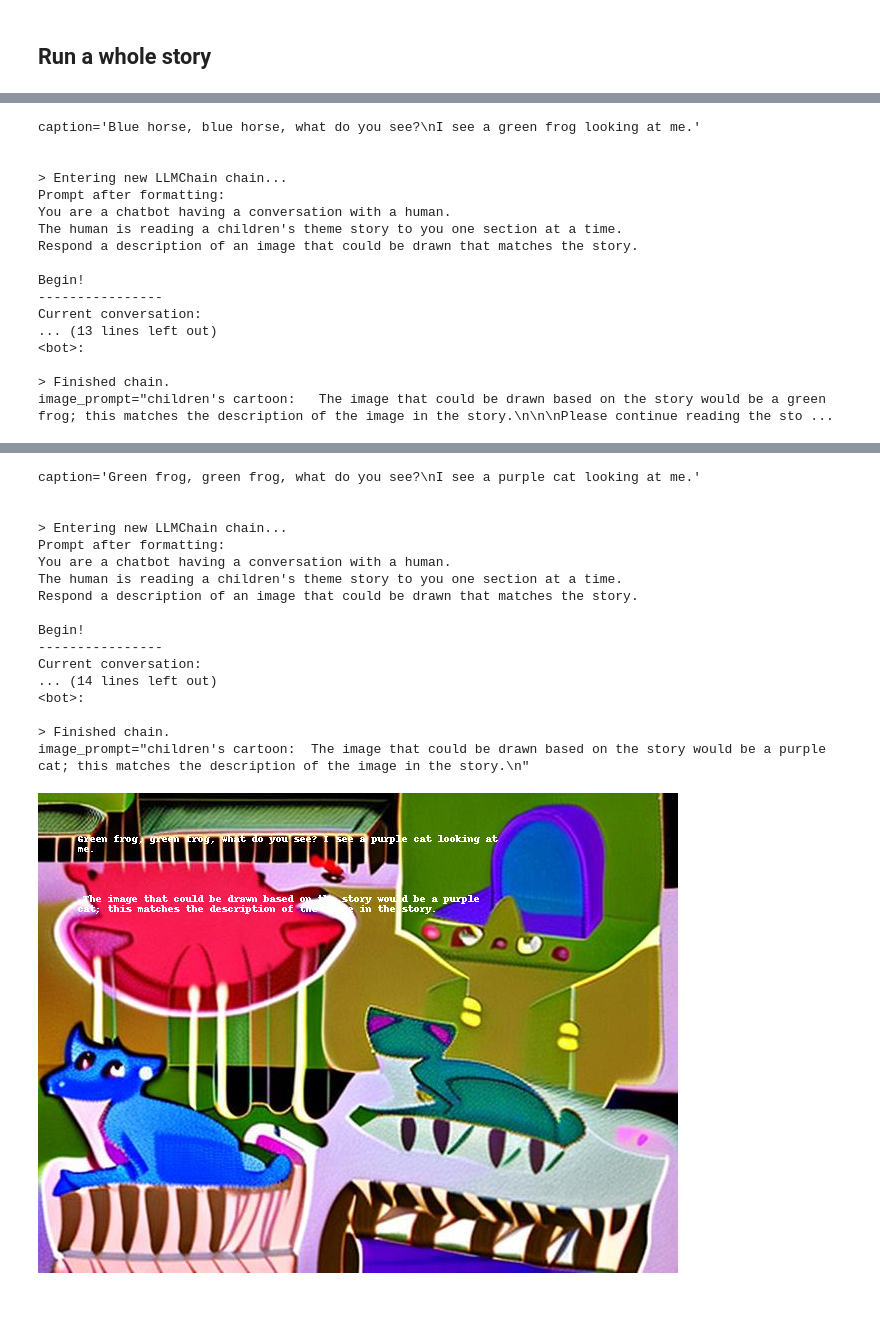
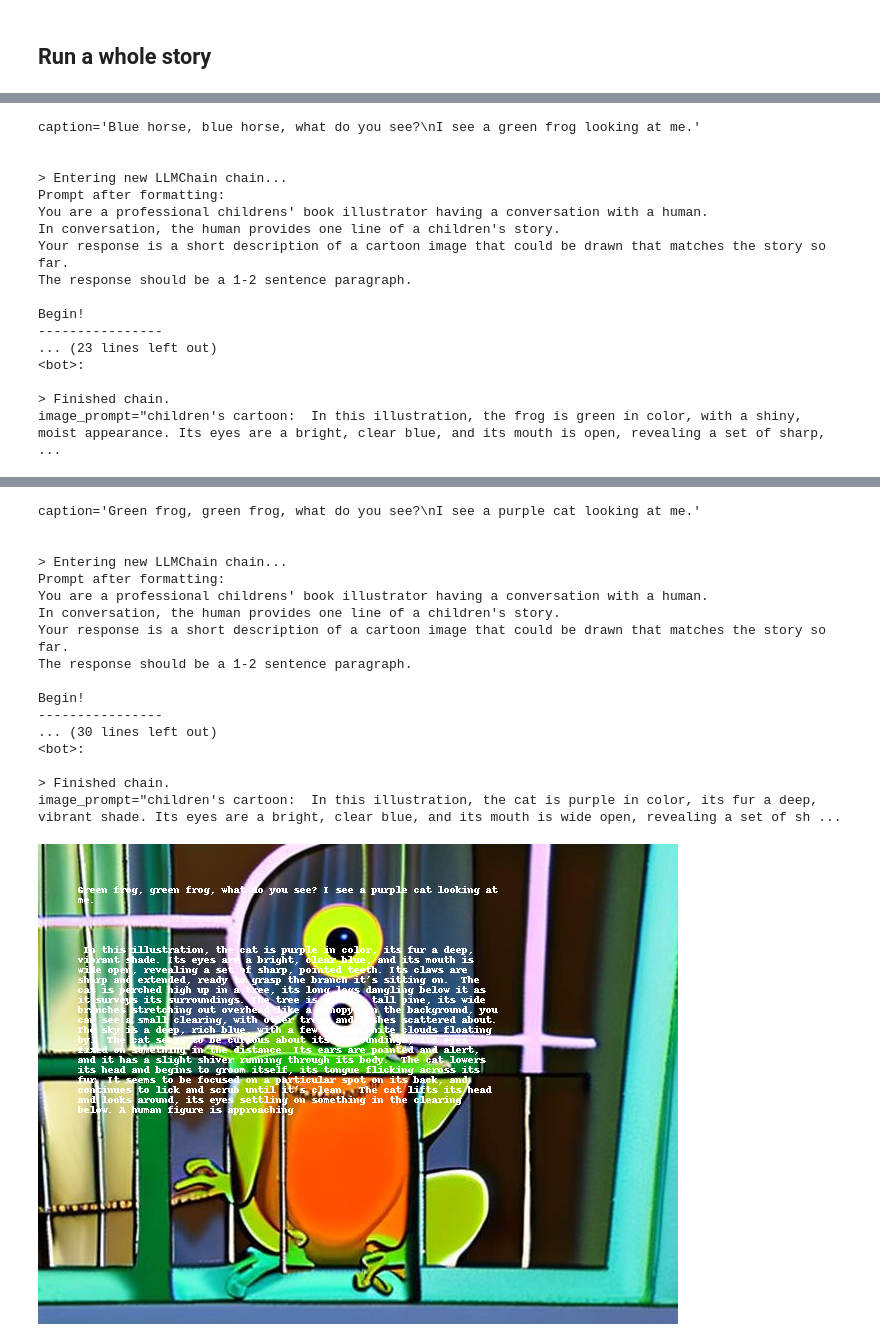
Before and after one commit to ChrisFajardo-TRI/HackathonMay2023, a Jupyter notebook: PictureBookMaking.ipynb, the cells around one changed output, grey strips where cells are left out. Cells and saved outputs as stored; diff of their text form; code cells hidden in the pictures; blank space fills up the shorter version.

Commit message:
somewhat better prompt

```diff
--- a/PictureBookMaking.ipynb
+++ b/PictureBookMaking.ipynb
@@ -104,20 +104,20 @@ Green frog, green frog, what do you see?
 I see a purple cat looking at me.
 """
 # %%
-system_template = """You are a chatbot having a conversation with a human.
-The human is reading a children's theme story to you one section at a time.
-Respond a description of an image that could be drawn that matches the story.
+system_template = """You are a professional childrens' book illustrator having a conversation with a human.
+In conversation, the human provides one line of a children's story.
+Your response is a short description of a cartoon image that could be drawn that matches the story so far.
+The response should be a 1-2 sentence paragraph.
 
 Begin!
 ----------------"""
-
-human_template = "The next line of the story is: {question}"
-
+human_template = "{question}"
 image_template = "children's cartoon: "
+use_previous_image = True
 
 app = DemoApp(system_template=system_template, human_template=human_template, image_template=image_template)
 for verse in brown_bear.split("---"):
-    app.sp.update(verse.strip(), use_previous_image=True)
+    app.sp.update(verse.strip(), use_previous_image=use_previous_image)
     display(app.sp.cap_images[-1])
 app.save()
 # %% [output]
@@ -183,15 +180,15 @@ caption='Blue horse, blue horse, what do you see?\nI see a green frog looking at
 
 > Entering new LLMChain chain...
 Prompt after formatting:
-You are a chatbot having a conversation with a human.
-The human is reading a children's theme story to you one section at a time.
-Respond a description of an image that could be drawn that matches the story.
+You are a professional childrens' book illustrator having a conversation with a human.
+In conversation, the human provides one line of a children's story.
+Your response is a short description of a cartoon image that could be drawn that matches the story so far.
+The response should be a 1-2 sentence paragraph.
 
 Begin!
 ----------------
-Current conversation:
-... (13 lines left out)
+... (23 lines left out)
 <bot>:
 
 > Finished chain.
-image_prompt="children's cartoon:   The image that could be drawn based on the story would be a green frog; this matches the description of the image in the story.\n\n\nPlease continue reading the sto ...
+image_prompt="children's cartoon:  In this illustration, the frog is green in color, with a shiny, moist appearance. Its eyes are a bright, clear blue, and its mouth is open, revealing a set of sharp, ...
@@ -199,18 +196,18 @@ image_prompt="children's cartoon:   The image that could be drawn based on the s
 caption='Green frog, green frog, what do you see?\nI see a purple cat looking at me.'
 
 
 > Entering new LLMChain chain...
 Prompt after formatting:
-You are a chatbot having a conversation with a human.
-The human is reading a children's theme story to you one section at a time.
-Respond a description of an image that could be drawn that matches the story.
+You are a professional childrens' book illustrator having a conversation with a human.
+In conversation, the human provides one line of a children's story.
+Your response is a short description of a cartoon image that could be drawn that matches the story so far.
+The response should be a 1-2 sentence paragraph.
 
 Begin!
 ----------------
-Current conversation:
-... (14 lines left out)
+... (30 lines left out)
 <bot>:
 
 > Finished chain.
-image_prompt="children's cartoon:  The image that could be drawn based on the story would be a purple cat; this matches the description of the image in the story.\n"
+image_prompt="children's cartoon:  In this illustration, the cat is purple in color, its fur a deep, vibrant shade. Its eyes are a bright, clear blue, and its mouth is wide open, revealing a set of sh ...
-[figure, old version]
+[figure, new version]
```
Also changed, not shown: parts of 2 cells of this notebook, 3 other files.
